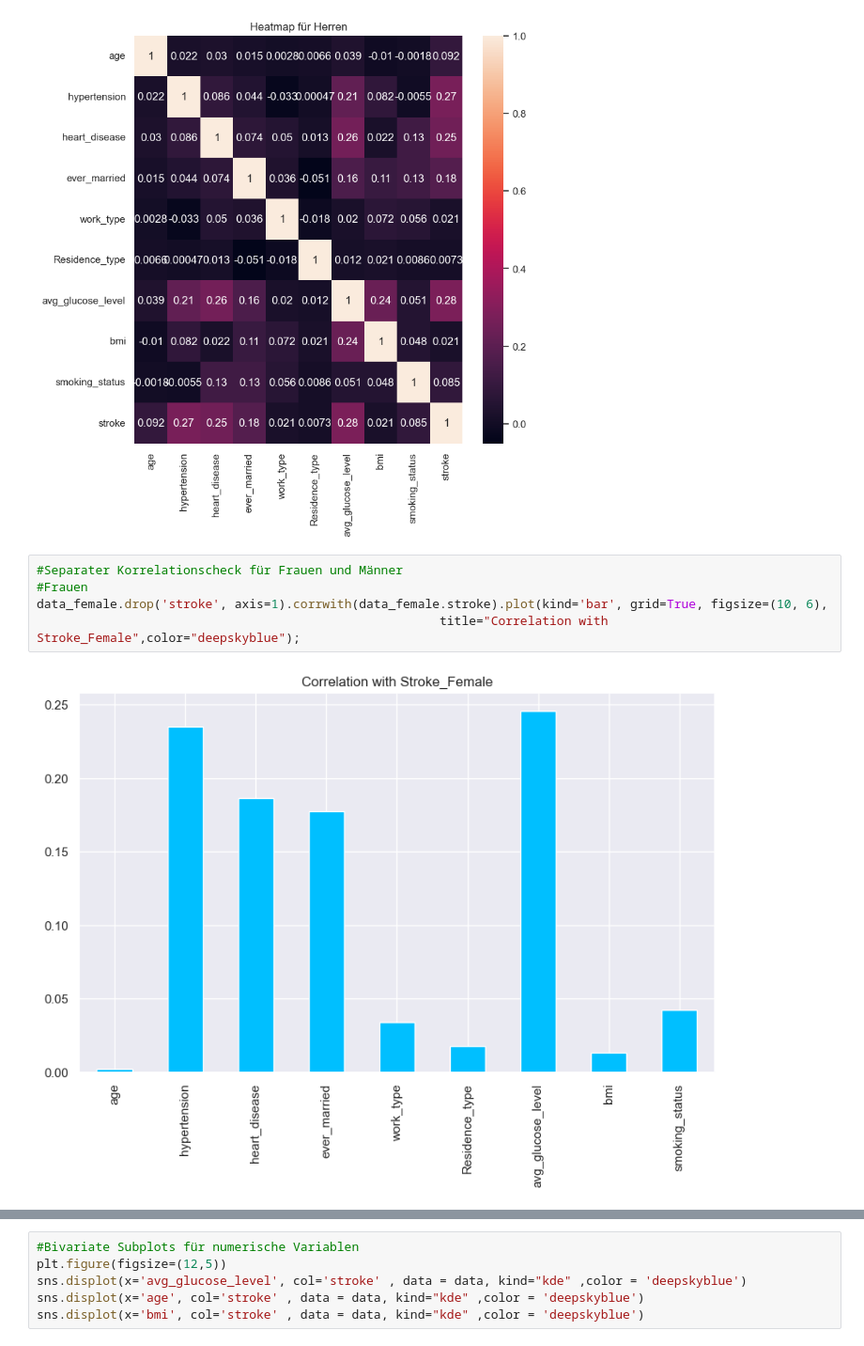
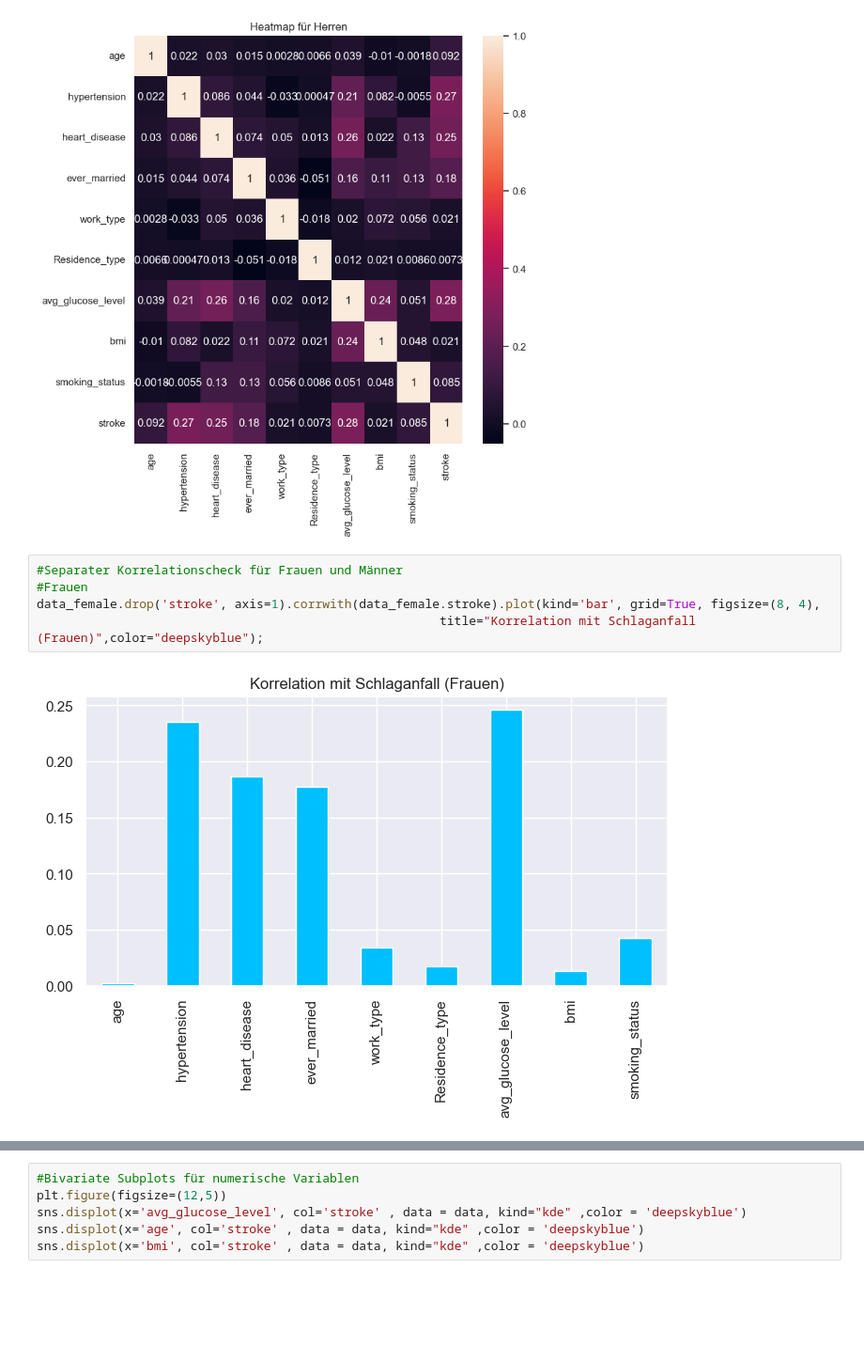
Before and after one commit to NoemiSchweikle/projektarbeit_digethic_noemi, a Jupyter notebook: src/projekt.ipynb, the cells around one changed output, grey strips where cells are left out. Shown at 94% size. Saved outputs shown, nothing was run; the diff lists cells and outputs as text; blank space fills up the shorter version.

```diff
--- a/src/projekt.ipynb
+++ b/src/projekt.ipynb
@@ -298,9 +315,9 @@ sns.heatmap(data_male.corr(), annot=True)
 # %%
 #Separater Korrelationscheck für Frauen und Männer
 #Frauen
-data_female.drop('stroke', axis=1).corrwith(data_female.stroke).plot(kind='bar', grid=True, figsize=(10, 6),
-                                                       title="Correlation with Stroke_Female",color="deepskyblue");
+data_female.drop('stroke', axis=1).corrwith(data_female.stroke).plot(kind='bar', grid=True, figsize=(8, 4),
+                                                       title="Korrelation mit Schlaganfall (Frauen)",color="deepskyblue");
 # %% [output]
-[figure, old version]
+[figure, new version]
 # %%
 #Männer
```
Also changed, not shown: parts of 44 cells of this notebook, 2 other files.
